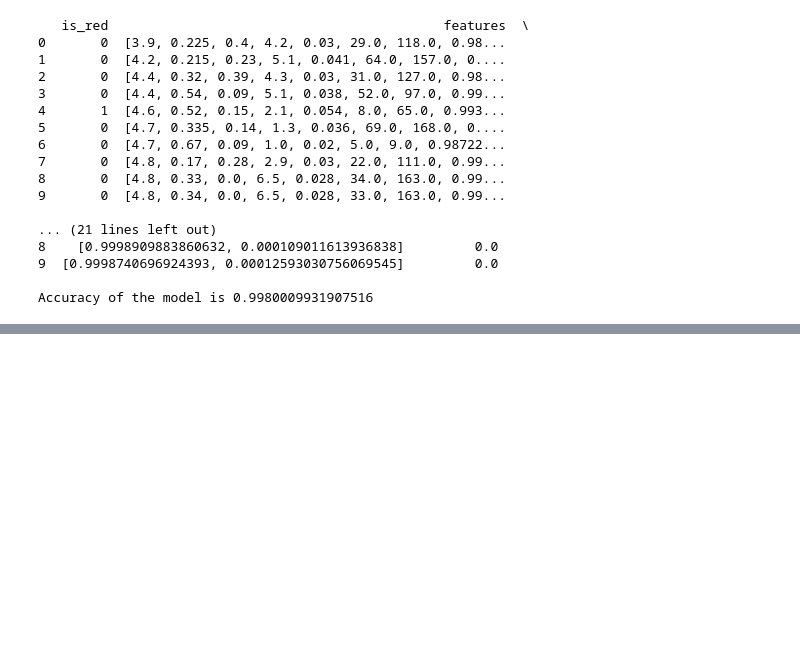
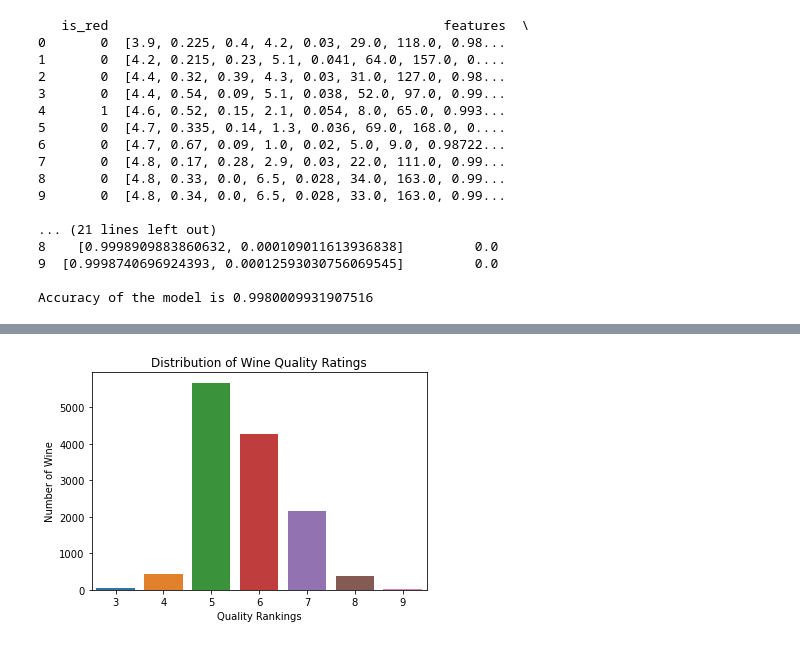
Before and after one commit to phat-pandah/Pyspark-ETL-Tutorial, a Jupyter notebook: ETL.ipynb, the cells around one changed output, grey strips where cells are left out. Saved outputs shown, nothing was run; the diff lists cells and outputs as text; code cells hidden in the pictures; blank space fills up the shorter version.

```diff
--- a/ETL.ipynb
+++ b/ETL.ipynb
@@ -364,0 +399,13 @@ Accuracy of the model is 0.9980009931907516
+# %%
+plt.close(fig2)
+
+# Check wine quality numbers
+plt.close(1);plt.figure(1)
+sns.barplot(wine_pd['quality'].unique(), wine_pd['quality'].value_counts())
+plt.xlabel("Quality Rankings")
+plt.ylabel("Number of Wine")
+plt.title("Distribution of Wine Quality Ratings")
+plt.savefig('./Images/Dist_of_quality.png')
+plt.show()
+# %% [output]
+[figure, added]
```
Also changed, not shown: parts of 11 cells of this notebook, 4 other files.
